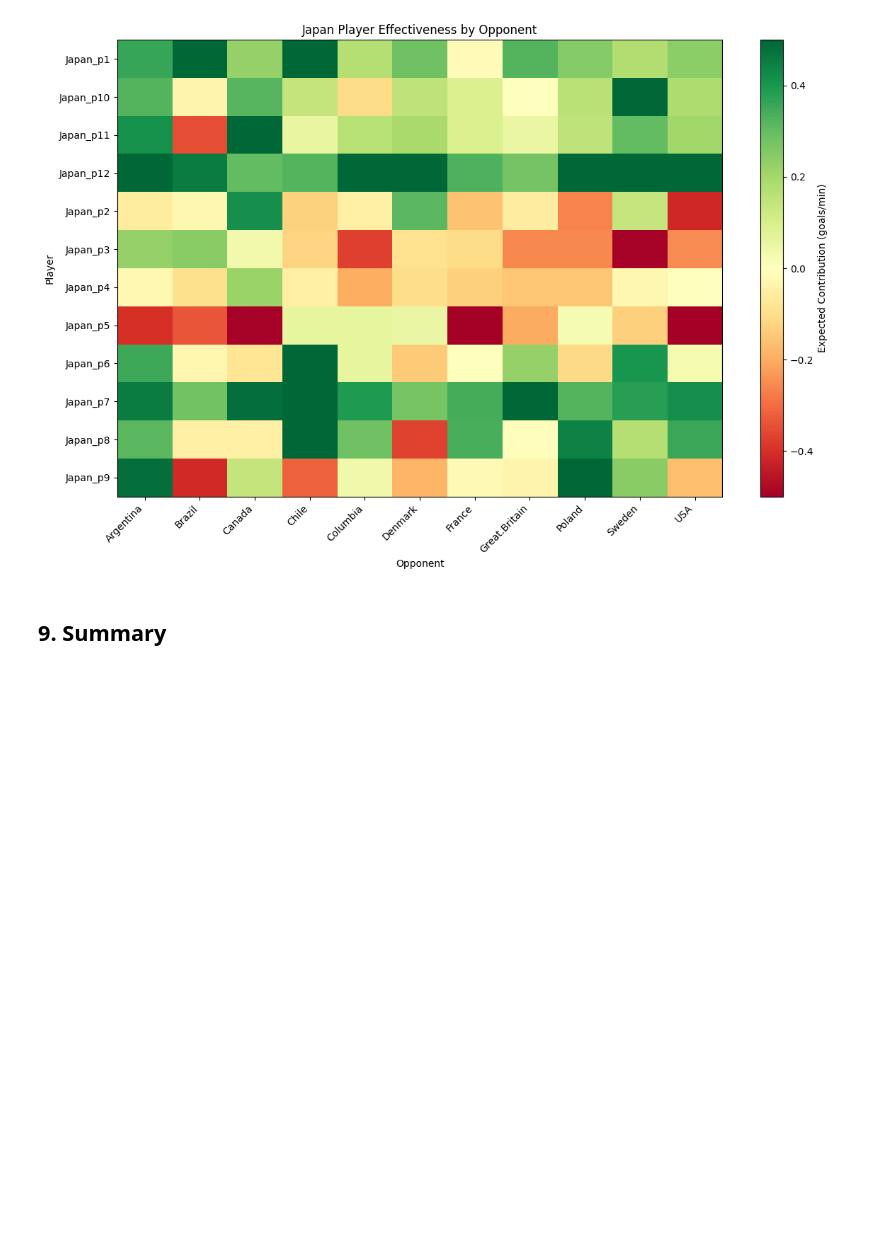
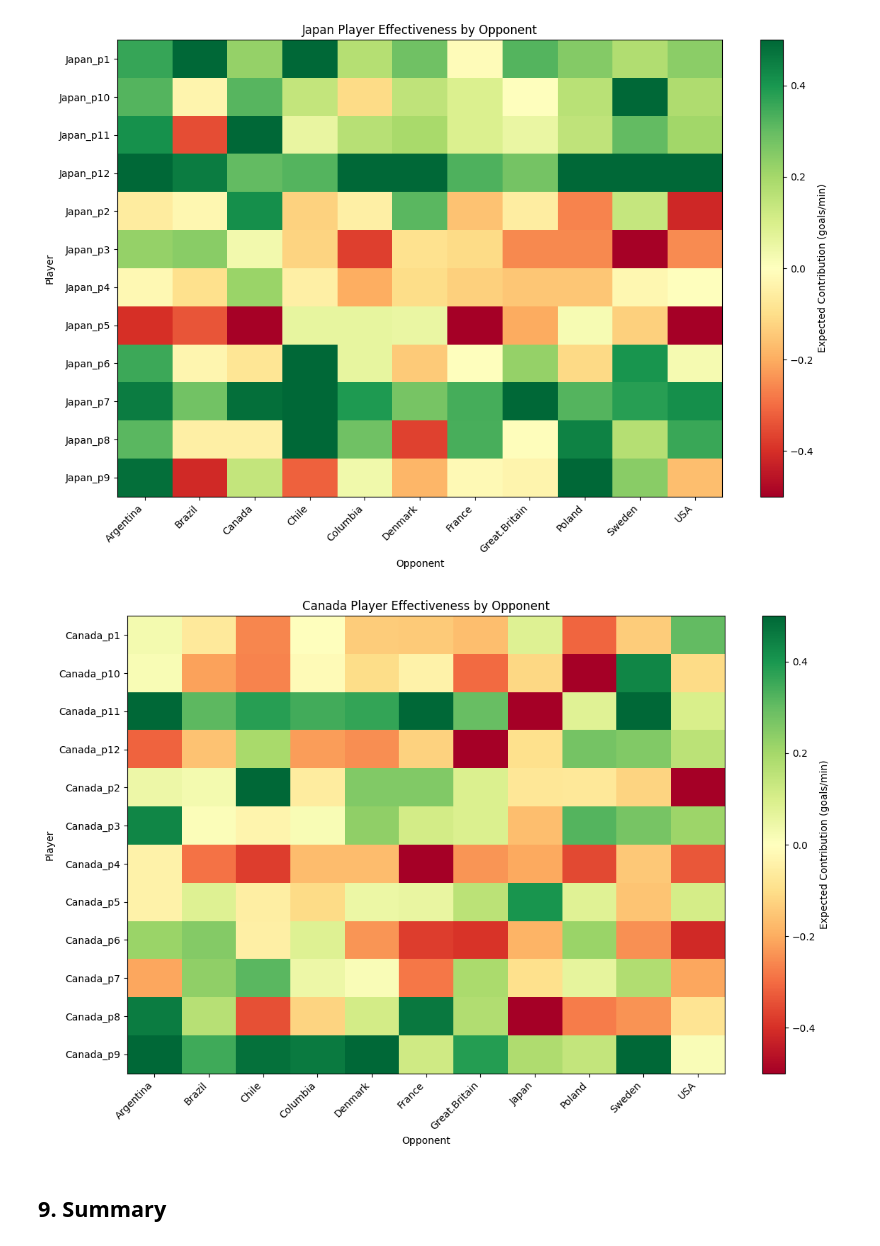
Before and after one commit to johngreenough/SportsModule, a Jupyter notebook: linearmodel.ipynb, the cells around one changed output. Drawn from its saved outputs; the diff is of its cells as text; code cells hidden in the pictures; blank space fills up the shorter version.

```diff
--- a/linearmodel.ipynb
+++ b/linearmodel.ipynb
@@ -445,6 +445,10 @@ usa_effectiveness = plot_player_opponent_heatmap(player_coefficients, 'USA')
 japan_effectiveness = plot_player_opponent_heatmap(player_coefficients, 'Japan')
 # %% [output]
 [figure]
+# %%
+canada_effectiveness = plot_player_opponent_heatmap(player_coefficients, 'Canada')
+# %% [output]
+[figure, added]
 # %% [markdown]
 ## 9. Summary
 # %%
```
Also changed, not shown: parts of 1 cell of this notebook.
